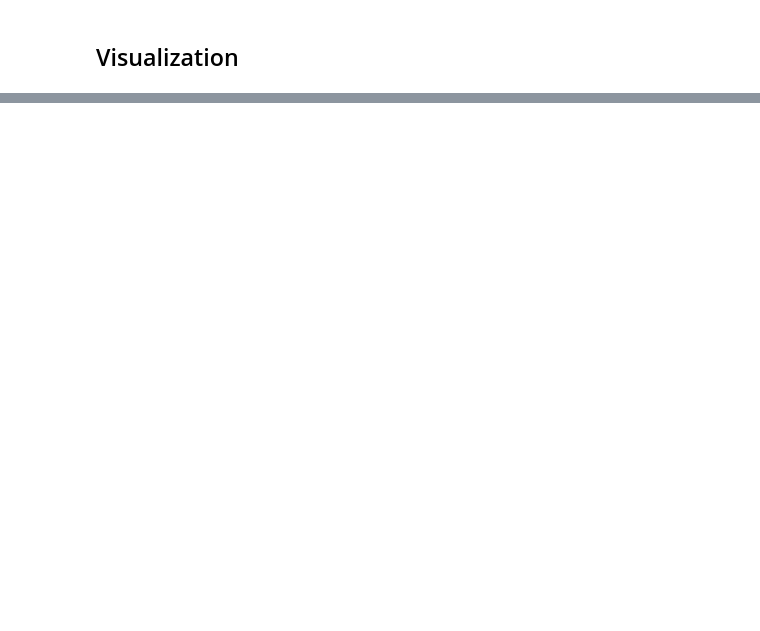
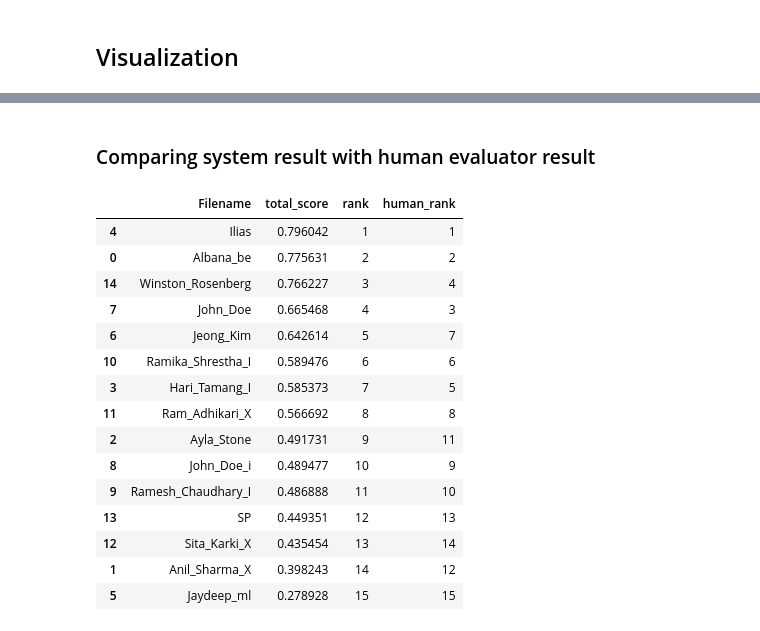
Before and after one commit to The-SP/Applicant-Ranking-System, a Jupyter notebook: Resume Parser/resume_score.ipynb, the cells around one changed output, grey strips where cells are left out. Cells and saved outputs as stored; diff of their text form; code cells hidden in the pictures; blank space fills up the shorter version.

```diff
--- a/Resume Parser/resume_score.ipynb
+++ b/Resume Parser/resume_score.ipynb
@@ -805,0 +806,2 @@ visualize_total_scores(df_resume.sort_values(by='total_score', ascending=False))
+# %% [markdown]
+### Comparing system result with human evaluator result
@@ -805,0 +812,23 @@ visualize_total_scores(df_resume.sort_values(by='total_score', ascending=False))
+# %%
+df2 = pd.read_csv('human_rankings.csv')
+df2['Resume_Filename'] = df2['Resume_Filename'].replace('First_Last', 'John_Doe')
+
+df1['human_rank'] = df2['Rank']
+df1
+# %% [output]
+|  | Filename | total_score | rank | human_rank |
+| 4 | Ilias | 0.796042 | 1 | 1 |
+| 0 | Albana_be | 0.775631 | 2 | 2 |
+| 14 | Winston_Rosenberg | 0.766227 | 3 | 4 |
+| 7 | John_Doe | 0.665468 | 4 | 3 |
+| 6 | Jeong_Kim | 0.642614 | 5 | 7 |
+| 10 | Ramika_Shrestha_I | 0.589476 | 6 | 6 |
+| 3 | Hari_Tamang_I | 0.585373 | 7 | 5 |
+| 11 | Ram_Adhikari_X | 0.566692 | 8 | 8 |
+| 2 | Ayla_Stone | 0.491731 | 9 | 11 |
+| 8 | John_Doe_i | 0.489477 | 10 | 9 |
+| 9 | Ramesh_Chaudhary_I | 0.486888 | 11 | 10 |
+| 13 | SP | 0.449351 | 12 | 13 |
+| 12 | Sita_Karki_X | 0.435454 | 13 | 14 |
+| 1 | Anil_Sharma_X | 0.398243 | 14 | 12 |
+| 5 | Jaydeep_ml | 0.278928 | 15 | 15 |
```
Also changed, not shown: parts of 20 cells of this notebook, 1 other file.
